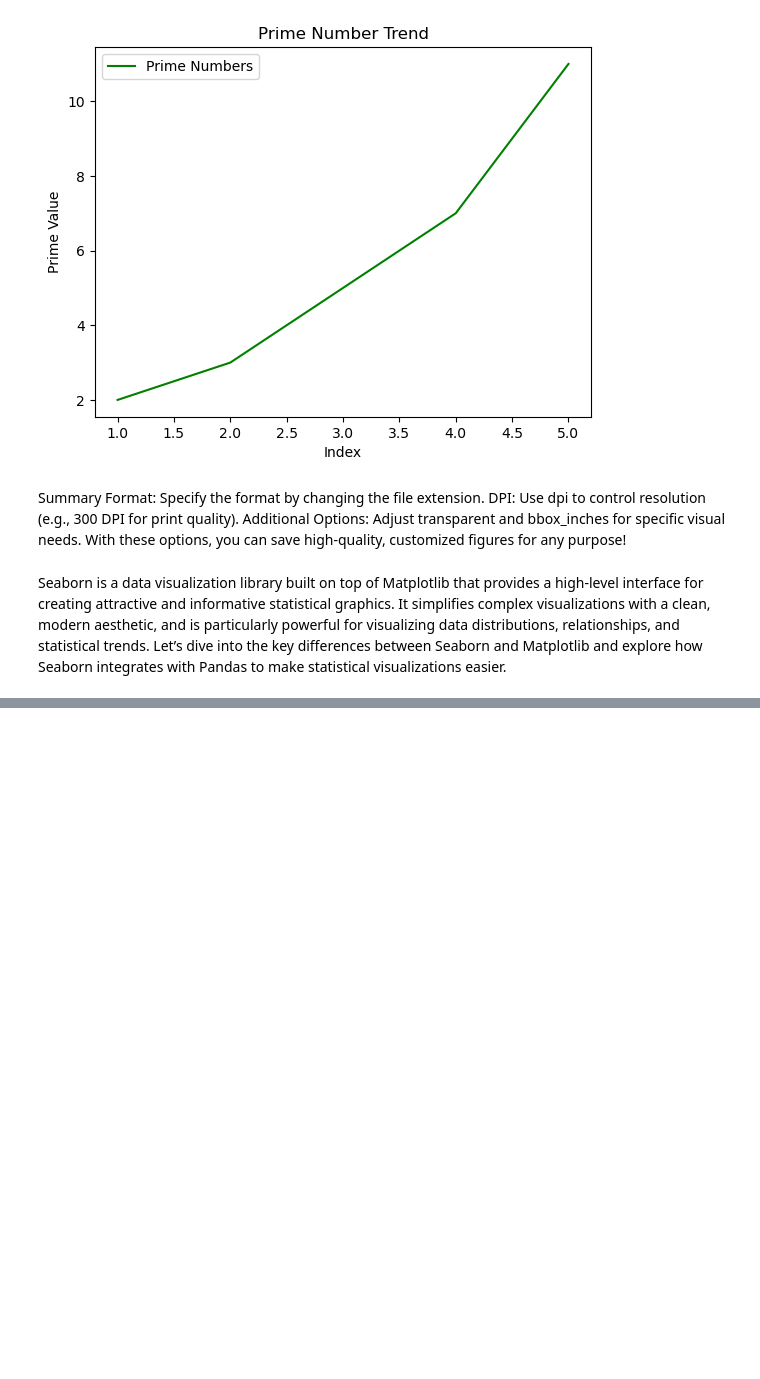
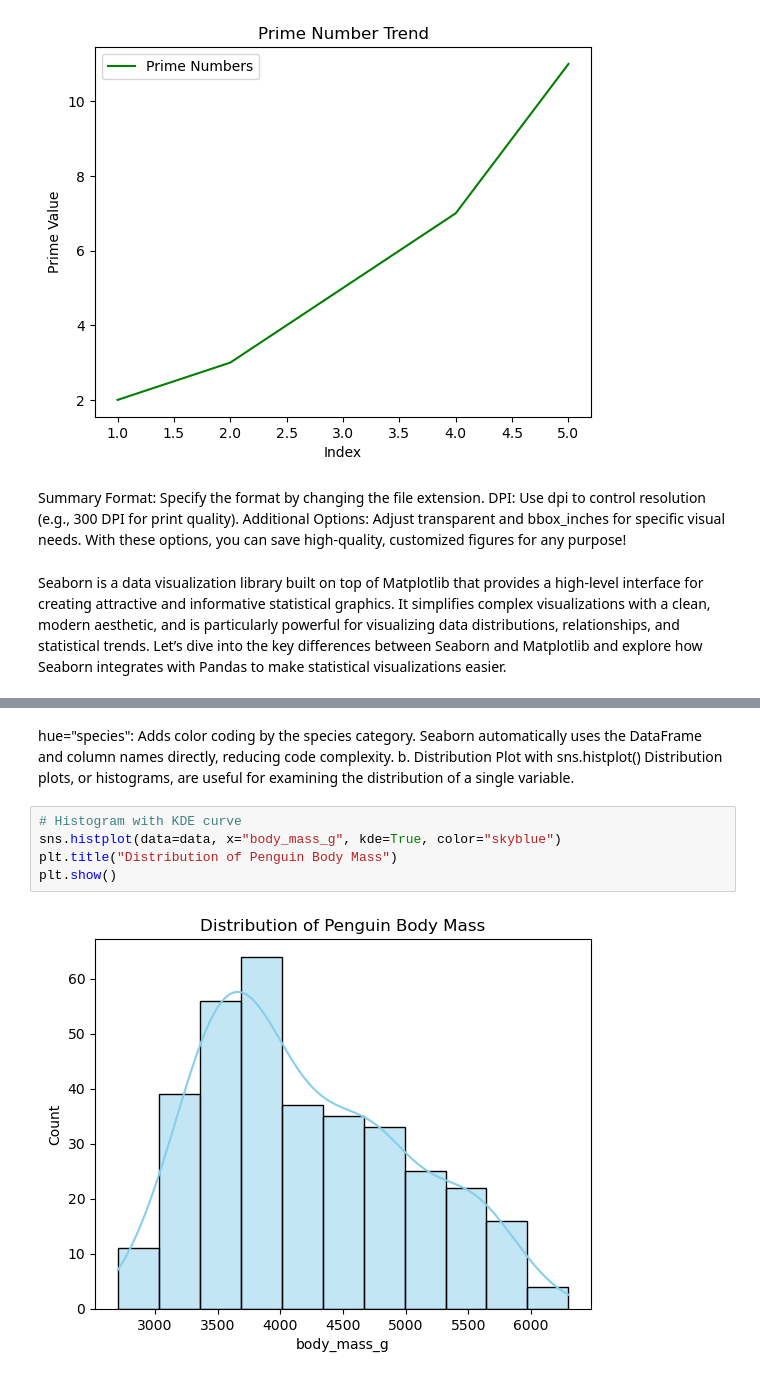
Before and after one commit to hfakour/Matplotlib_Seaborn_Tutorial, a Jupyter notebook: Matplotlib.ipynb, the cells around one changed output, grey strips where cells are left out. Saved outputs shown, nothing was run; the diff lists cells and outputs as text; blank space fills up the shorter version.

```diff
--- a/Matplotlib.ipynb
+++ b/Matplotlib.ipynb
@@ -633,0 +672,12 @@ Seaborn is a data visualization library built on top of Matplotlib that provides
+# %% [markdown]
+hue="species": Adds color coding by the species category.
+Seaborn automatically uses the DataFrame and column names directly, reducing code complexity.
+b. Distribution Plot with sns.histplot()
+Distribution plots, or histograms, are useful for examining the distribution of a single variable.
+# %%
+# Histogram with KDE curve
+sns.histplot(data=data, x="body_mass_g", kde=True, color="skyblue")
+plt.title("Distribution of Penguin Body Mass")
+plt.show()
+# %% [output]
+[figure, added]
```
Also changed, not shown: parts of 40 cells of this notebook.
